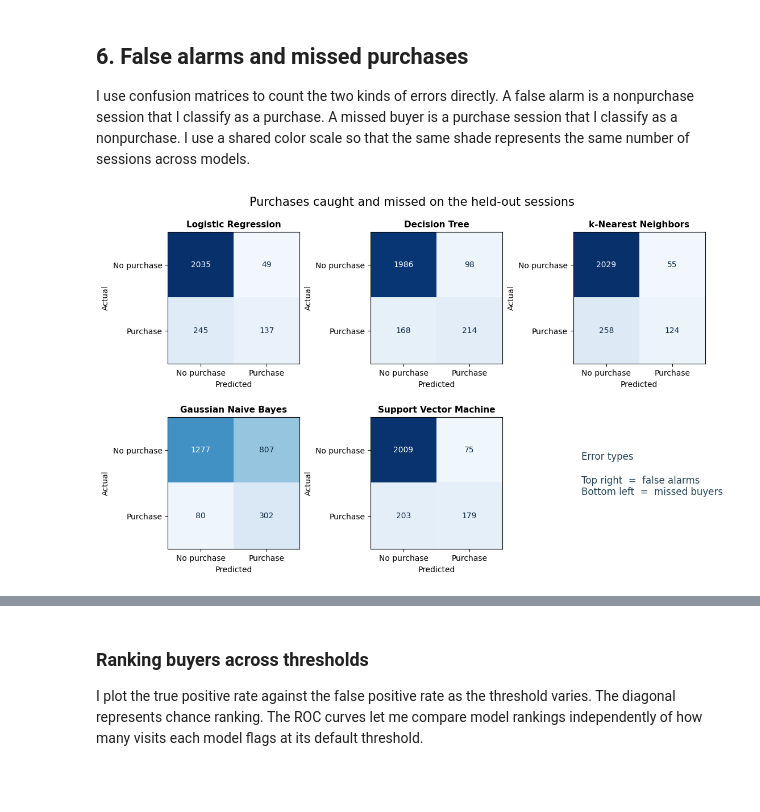
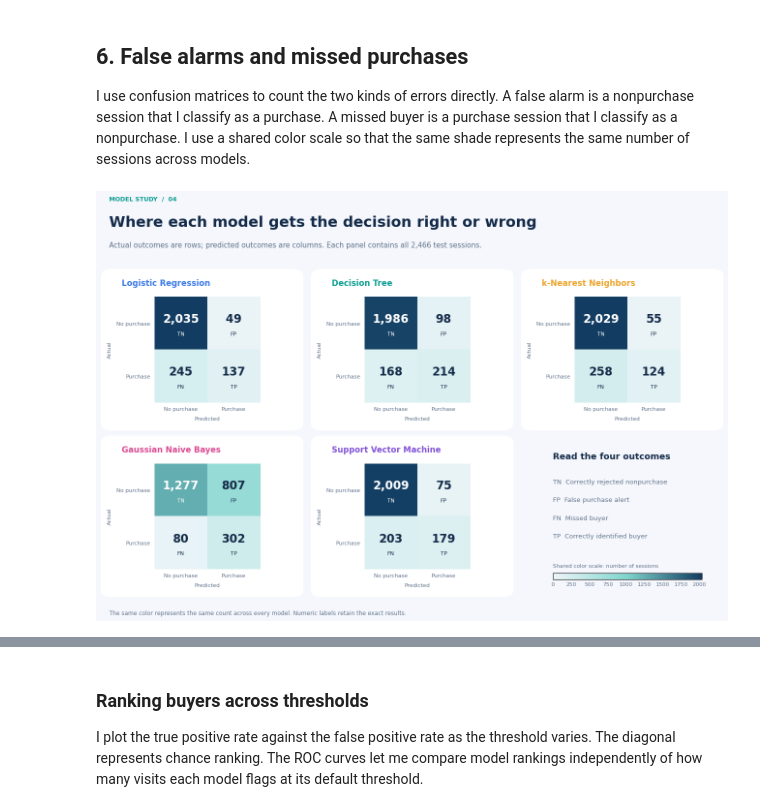
Before and after one commit to akriti-adarsh/online-shopper-purchase-prediction, a Jupyter notebook: model/Online_Shoppers_Model_Analysis.ipynb, the cells around one changed output, grey strips where cells are left out. Saved outputs shown, nothing was run; the diff lists cells and outputs as text; code cells hidden in the pictures; blank space fills up the shorter version.

```diff
--- a/model/Online_Shoppers_Model_Analysis.ipynb
+++ b/model/Online_Shoppers_Model_Analysis.ipynb
@@ -14,6 +14,7 @@ I use C. Sakar and Y. Kastro’s *Online Shoppers Purchasing Intention Dataset*.
 from pathlib import Path
 from importlib.metadata import version
 import hashlib
+import sys
 
 import joblib
 import matplotlib.pyplot as plt
@@ -24,7 +25,7 @@ from sklearn.base import clone
 from sklearn.compose import ColumnTransformer
 from sklearn.linear_model import LogisticRegression
 from sklearn.metrics import (
-    ConfusionMatrixDisplay, accuracy_score, confusion_matrix, f1_score,
+    accuracy_score, confusion_matrix, f1_score,
     matthews_corrcoef, precision_score, recall_score, roc_auc_score, roc_curve,
 )
 from sklearn.model_selection import train_test_split
@@ -53,6 +54,20 @@ results_dir = root / "results"
 model_dir.mkdir(exist_ok=True)
 results_dir.mkdir(exist_ok=True)
 print("Dataset file:", filename)
+
+sys.path.insert(0, str(root / "scripts"))
+from notebook_tables import display_table
+from notebook_visuals import (
+    class_balance_figure, comparison_figure, confusion_figure, roc_figure,
+    landscape_3d_figure, confusion_3d_figure, precision_recall_figure,
+)
+
+def show_figure(fig, filename):
+    """Keep a sharp static copy for both the notebook and repository preview."""
+    fig.savefig(results_dir / filename, dpi=170, bbox_inches="tight",
+                facecolor=fig.get_facecolor())
+    plt.show()
+    plt.close(fig)
 # %% [output]
 Dataset file: online_shoppers_intention.csv
 # %% [markdown]
@@ -232,24 +310,7 @@ display(comparison.round(4))
 
 I use confusion matrices to count the two kinds of errors directly. A false alarm is a nonpurchase session that I classify as a purchase. A missed buyer is a purchase session that I classify as a nonpurchase. I use a shared color scale so that the same shade represents the same number of sessions across models.
 # %%
-fig, axes = plt.subplots(2, 3, figsize=(11, 6.8), constrained_layout=True)
-max_count = max(matrix.max() for matrix in matrices.values())
-for ax, (name, matrix) in zip(axes.flat, matrices.items()):
-    chart = ConfusionMatrixDisplay(matrix, display_labels=["No purchase", "Purchase"])
-    chart.plot(ax=ax, colorbar=False, cmap="Blues", values_format="d",
-               im_kw={"vmin": 0, "vmax": max_count})
-    for value, label in zip(matrix.flat, chart.text_.flat):
-        label.set_color("white" if value > max_count * 0.6 else "#102A43")
-    ax.set_title(name, fontsize=11, fontweight="bold")
-    ax.set_xlabel("Predicted")
-    ax.set_ylabel("Actual")
-axes.flat[-1].axis("off")
-axes.flat[-1].text(
-    0.06, 0.55, "Error types\n\nTop right  =  false alarms\nBottom left  =  missed buyers",
-    transform=axes.flat[-1].transAxes, va="center", fontsize=12, color="#244458",
-)
-fig.suptitle("Purchases caught and missed on the held-out sessions", fontsize=15)
-fig.savefig(results_dir / "confusion_matrices.png", dpi=160, bbox_inches="tight")
-plt.show()
+fig = confusion_figure(matrices)
+show_figure(fig, "confusion_matrices.png")
 # %% [output]
-[figure, old version]
+[figure, new version]
```
Also changed, not shown: parts of 25 cells of this notebook, 11 other files.
